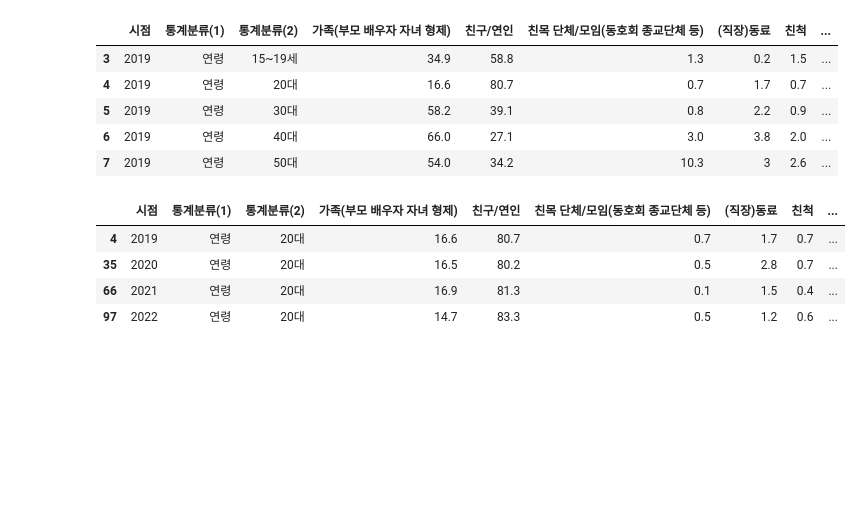
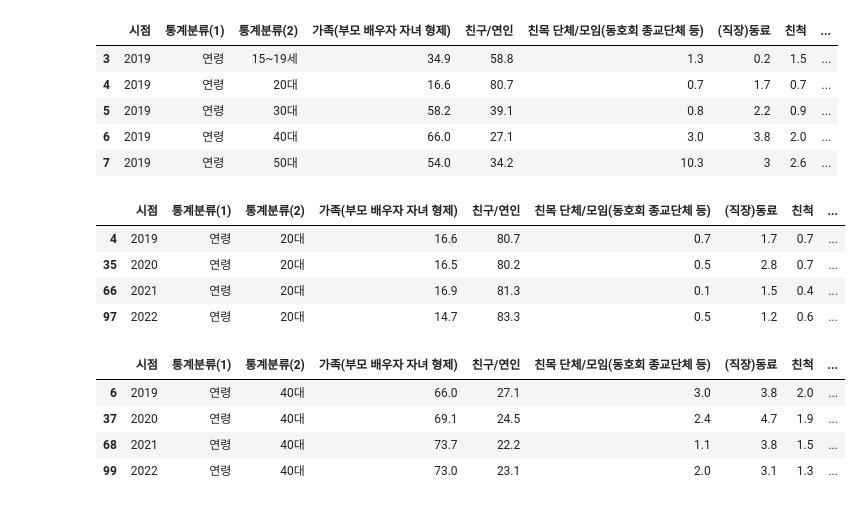
Before and after one commit to nohjuhyeon/AI_LKJ_hubs_fastapi, a Jupyter notebook: data_analysis/persona/sc_persona_result.ipynb, the cells around one changed output. Cells and saved outputs as stored; diff of their text form; code cells hidden in the pictures; blank space fills up the shorter version.

```diff
--- a/data_analysis/persona/sc_persona_result.ipynb
+++ b/data_analysis/persona/sc_persona_result.ipynb
@@ -88,3 +88,12 @@ df_twenty
 | 35 | 2020 | 연령 | 20대 | 16.5 | 80.2 | 0.5 | 2.8 | 0.7 | ... |
 | 66 | 2021 | 연령 | 20대 | 16.9 | 81.3 | 0.1 | 1.5 | 0.4 | ... |
 | 97 | 2022 | 연령 | 20대 | 14.7 | 83.3 | 0.5 | 1.2 | 0.6 | ... |
+# %%
+df_forty = df_age[(df_age["통계분류(2)"]=="40대")]
+df_forty
+# %% [output]
+|  | 시점 | 통계분류(1) | 통계분류(2) | 가족(부모 배우자 자녀 형제) | 친구/연인 | 친목 단체/모임(동호회 종교단체 등) | (직장)동료 | 친척 | ... |
+| 6 | 2019 | 연령 | 40대 | 66.0 | 27.1 | 3.0 | 3.8 | 2.0 | ... |
+| 37 | 2020 | 연령 | 40대 | 69.1 | 24.5 | 2.4 | 4.7 | 1.9 | ... |
+| 68 | 2021 | 연령 | 40대 | 73.7 | 22.2 | 1.1 | 3.8 | 1.5 | ... |
+| 99 | 2022 | 연령 | 40대 | 73.0 | 23.1 | 2.0 | 3.1 | 1.3 | ... |
```
Also changed, not shown: parts of 2 cells of this notebook.
